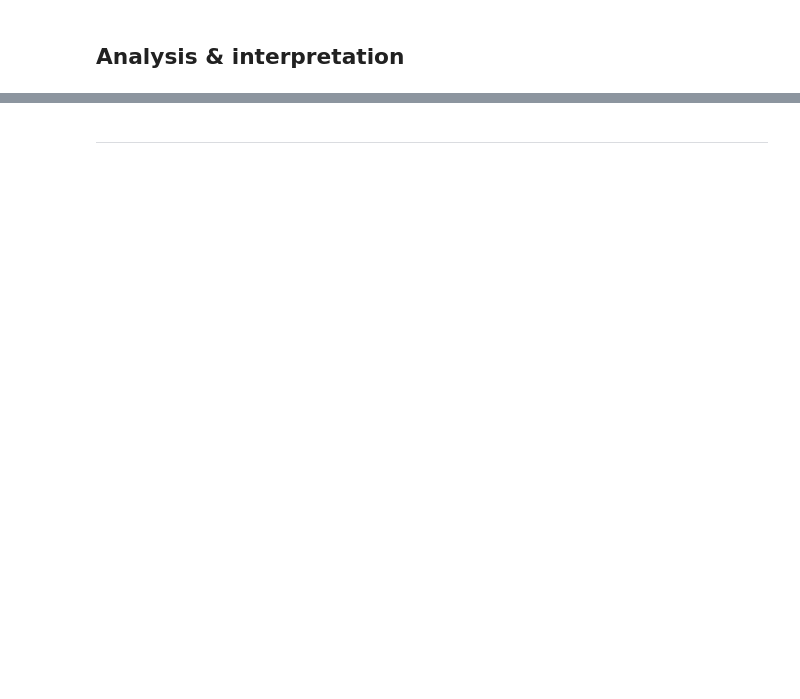
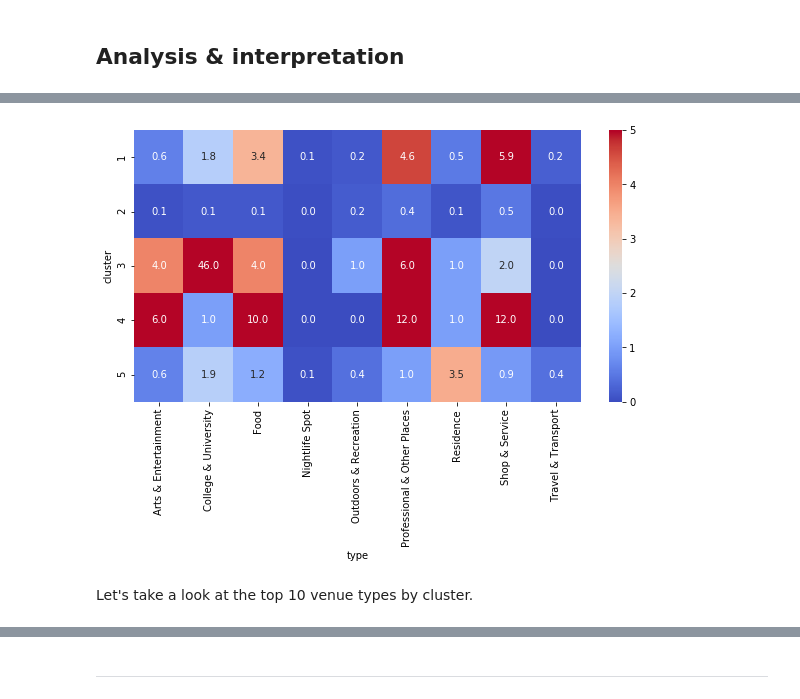
Before and after one commit to erikjamesmason/Coursera_Capstone, a Jupyter notebook: 03_modeling_and_evaluation.ipynb, the cells around one changed output, grey strips where cells are left out. Drawn from its saved outputs; the diff is of its cells as text; code cells hidden in the pictures; blank space fills up the shorter version.

```diff
--- a/03_modeling_and_evaluation.ipynb
+++ b/03_modeling_and_evaluation.ipynb
@@ -186,0 +229,3 @@ map_clusters
+# %%
+clusters = grid_categories.groupby('cluster').sum().T
+clusters.index
@@ -186,0 +243,4 @@ map_clusters
+# %%
+clusters['type'] = clusters.index
+clusters['type'] = clusters['type'].map(group_type_mapping)
+clusters[['type']].head()
@@ -186,0 +256,5 @@ map_clusters
+# %%
+cluster_venue_types = clusters.groupby('type').sum().T
+cluster_venue_types['cluster_grid_count'] = grid_categories.groupby('cluster'
+                                                              ).count()['type']
+cluster_venue_types
@@ -186,0 +273,8 @@ map_clusters
+# %%
+cluster_grid_count = np.array(cluster_venue_types['cluster_grid_count']).reshape(-1,1)
+# %%
+plt.figure(figsize=(10,5))
+sns.heatmap(cluster_venue_types.iloc[:, :-1] * (1 / cluster_grid_count),
+            cmap='coolwarm', vmax=5, annot=True, fmt='.1f');
+# %% [output]
+[figure, added]
@@ -186,0 +286,2 @@ map_clusters
+# %% [markdown]
+Let's take a look at the top 10 venue types by cluster.
```
Also changed, not shown: parts of 18 cells of this notebook, 17 other files.
